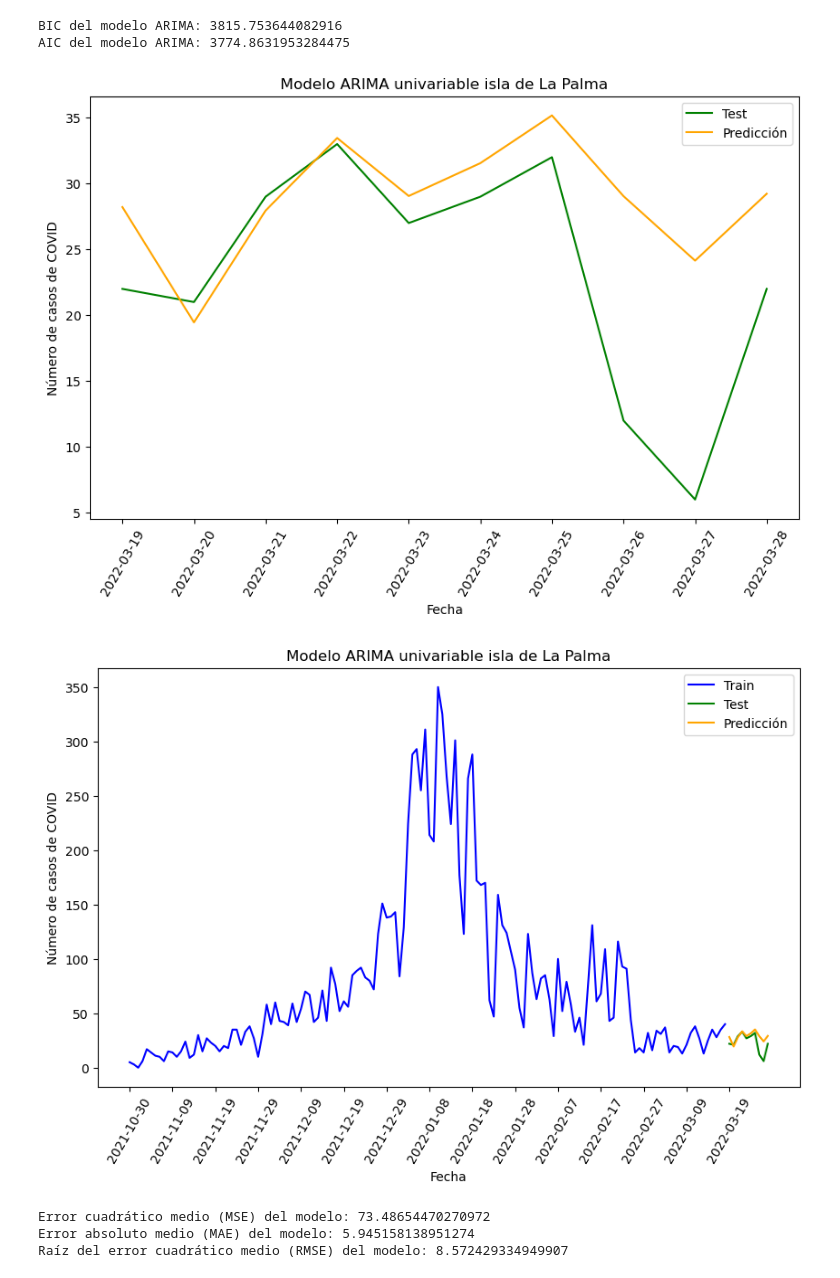
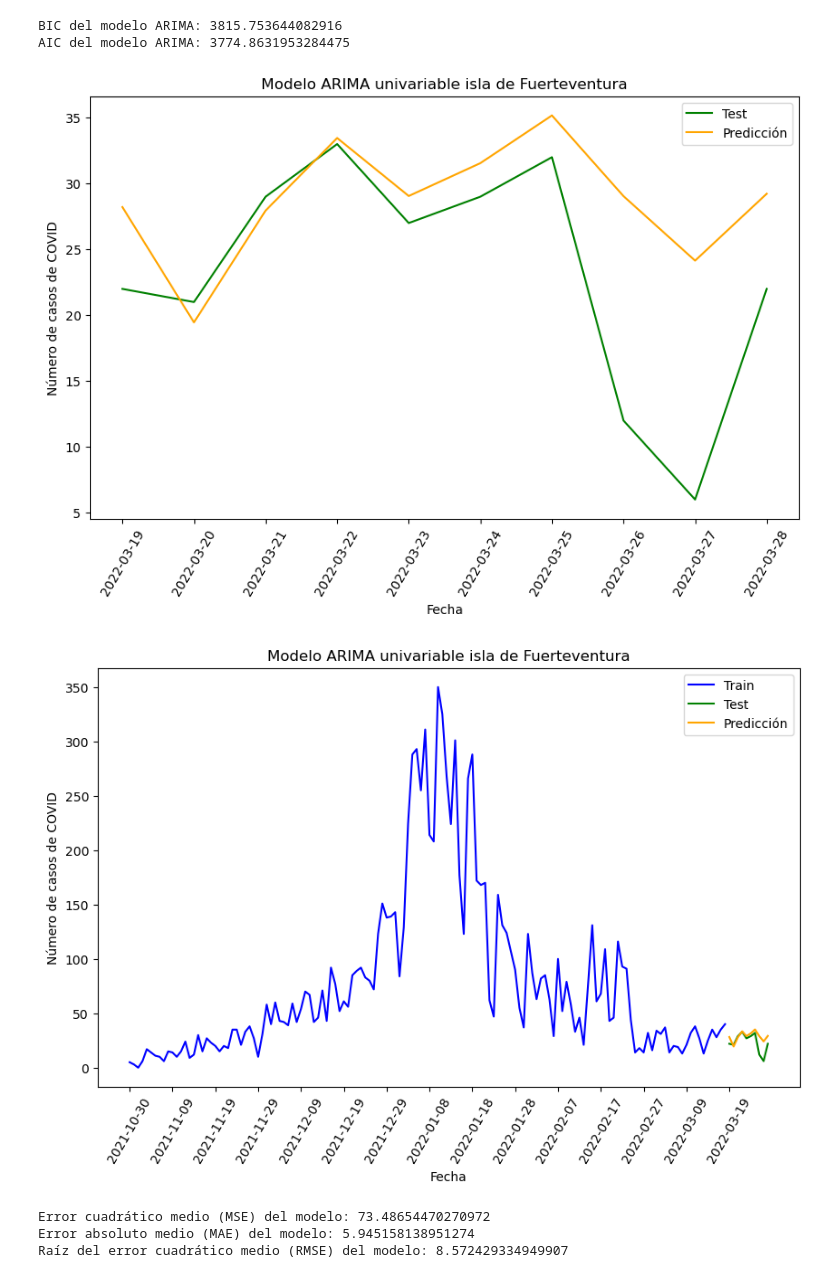
Before and after one commit to jalonsouoc/TFM, a Jupyter notebook: code/ARIMA_Fuerteventura.ipynb, the cells around one changed output. Cells and saved outputs as stored; diff of their text form; code cells hidden in the pictures.

Commit message:
Ampliando estudio islas de Lanzarote y Fuerteventura

```diff
--- a/code/ARIMA_Fuerteventura.ipynb
+++ b/code/ARIMA_Fuerteventura.ipynb
@@ -195,15 +195,15 @@ AIC del modelo ARIMA: 3774.8631953284475
 pred = modelo_arima_Fuerteventura.forecast(steps=n_dias)
 # %%
 # Título para las visualizaciones
-isla = 'La Palma'
+isla = 'Fuerteventura'
 tit = 'Modelo ARIMA univariable isla de ' + isla
 visualizar_dif_pred_test(test, pred, '', tit)
 # %% [output]
-[figure, old version]
+[figure, new version]
 # %%
 visualizar_historico(train, test, pred, '', 140, tit)
 # %% [output]
-[figure, old version]
+[figure, new version]
 # %%
 mae, mse, rmse = obtener_errores(test, pred)
 
```
Also changed, not shown: parts of 24 cells of this notebook, 1 other file.
